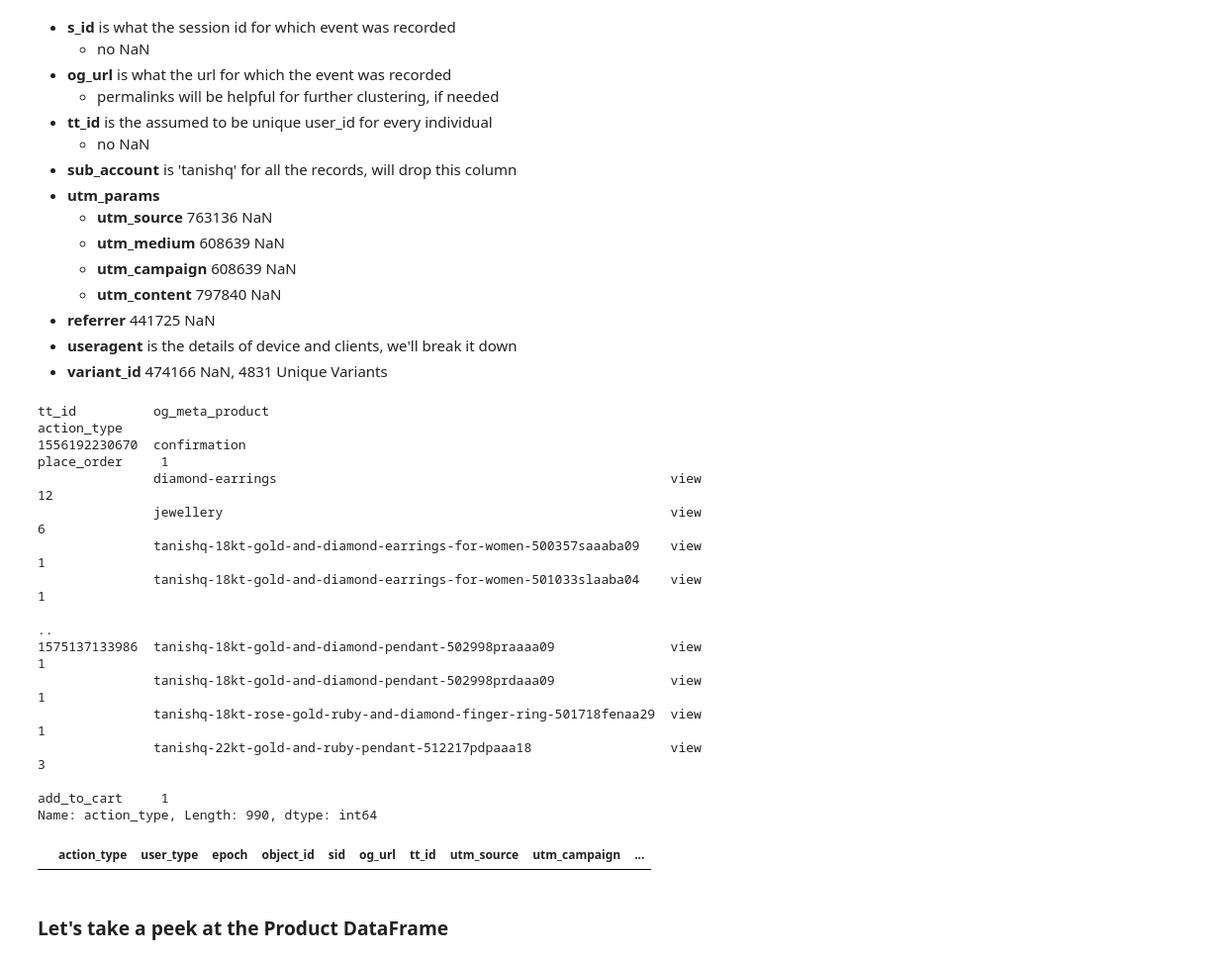
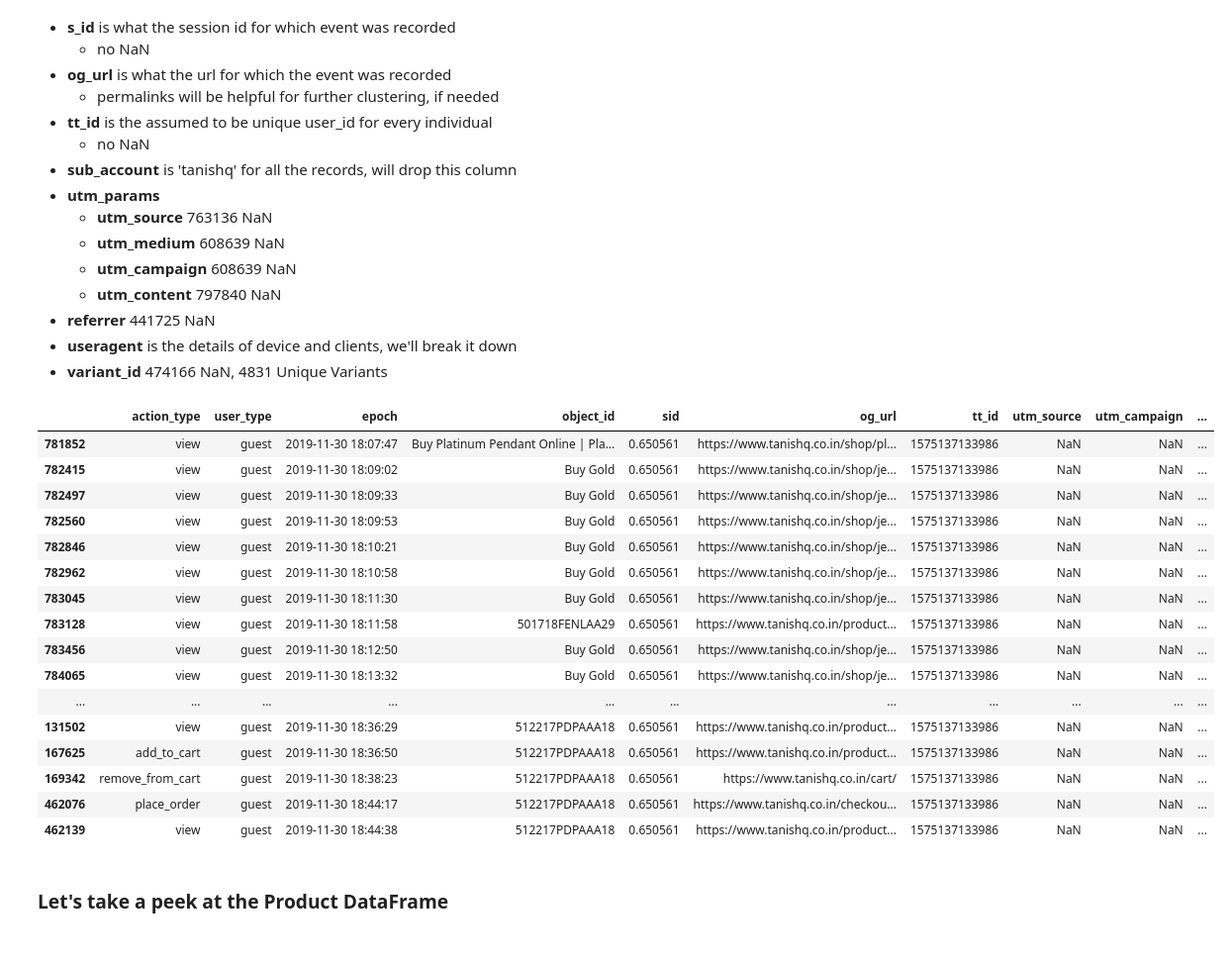
Before and after one commit to cs145442/pet-projects, a Jupyter notebook: yfret/segmenting-users-based-on-browsing-activity.ipynb, the cells around one changed output. Shown at 99% size. Drawn from its saved outputs; the diff is of its cells as text; code cells hidden in the pictures.

```diff
--- a/yfret/segmenting-users-based-on-browsing-activity.ipynb
+++ b/yfret/segmenting-users-based-on-browsing-activity.ipynb
@@ -79,25 +79,28 @@ event_df['og_meta_product'] = event_df['og_meta'].apply(lambda x: x.split(',')[1
 # tt_id of user's who placed order
 user_placed_order = event_df[event_df.action_type == 'place_order']['tt_id'].tolist()
 # %%
-event_df[event_df['tt_id'].isin(user_placed_order)].groupby(['tt_id', 'og_meta_product']).action_type.value_counts()
+# event_df[event_df['tt_id'].isin(user_placed_order)].groupby(['tt_id', 'og_meta_product']).action_type.value_counts()
-# %% [output]
-tt_id          og_meta_product                                                    action_type
-1556192230670  confirmation                                                       place_order     1
-               diamond-earrings                                                   view           12
-               jewellery                                                          view            6
-               tanishq-18kt-gold-and-diamond-earrings-for-women-500357saaaba09    view            1
-               tanishq-18kt-gold-and-diamond-earrings-for-women-501033slaaba04    view            1
-                                                                                                 ..
-1575137133986  tanishq-18kt-gold-and-diamond-pendant-502998praaaa09               view            1
-               tanishq-18kt-gold-and-diamond-pendant-502998prdaaa09               view            1
-               tanishq-18kt-rose-gold-ruby-and-diamond-finger-ring-501718fenaa29  view            1
-               tanishq-22kt-gold-and-ruby-pendant-512217pdpaaa18                  view            3
-                                                                                  add_to_cart     1
-Name: action_type, Length: 990, dtype: int64
-# %%
-event_df[event_df['tt_id'] == '1575137133986']
-# %% [output]
-|  | action_type | user_type | epoch | object_id | sid | og_url | tt_id | utm_source | utm_campaign | ... |
+# %%
+# Looking at the user activity for the tt_id '1575137133986'
+event_df[event_df['tt_id'].isin([1575137133986])].sort_values(by='epoch', ascending=True)
+# %% [output]
+|  | action_type | user_type | epoch | object_id | sid | og_url | tt_id | utm_source | utm_campaign | ... |
+| 781852 | view | guest | 2019-11-30 18:07:47 | Buy Platinum Pendant Online | Pla... | 0.650561 | https://www.tanishq.co.in/shop/pl... | 1575137133986 | NaN | NaN | ... |
+| 782415 | view | guest | 2019-11-30 18:09:02 | Buy Gold | 0.650561 | https://www.tanishq.co.in/shop/je... | 1575137133986 | NaN | NaN | ... |
+| 782497 | view | guest | 2019-11-30 18:09:33 | Buy Gold | 0.650561 | https://www.tanishq.co.in/shop/je... | 1575137133986 | NaN | NaN | ... |
+| 782560 | view | guest | 2019-11-30 18:09:53 | Buy Gold | 0.650561 | https://www.tanishq.co.in/shop/je... | 1575137133986 | NaN | NaN | ... |
+| 782846 | view | guest | 2019-11-30 18:10:21 | Buy Gold | 0.650561 | https://www.tanishq.co.in/shop/je... | 1575137133986 | NaN | NaN | ... |
+| 782962 | view | guest | 2019-11-30 18:10:58 | Buy Gold | 0.650561 | https://www.tanishq.co.in/shop/je... | 1575137133986 | NaN | NaN | ... |
+| 783045 | view | guest | 2019-11-30 18:11:30 | Buy Gold | 0.650561 | https://www.tanishq.co.in/shop/je... | 1575137133986 | NaN | NaN | ... |
+| 783128 | view | guest | 2019-11-30 18:11:58 | 501718FENLAA29 | 0.650561 | https://www.tanishq.co.in/product... | 1575137133986 | NaN | NaN | ... |
+| 783456 | view | guest | 2019-11-30 18:12:50 | Buy Gold | 0.650561 | https://www.tanishq.co.in/shop/je... | 1575137133986 | NaN | NaN | ... |
+| 784065 | view | guest | 2019-11-30 18:13:32 | Buy Gold | 0.650561 | https://www.tanishq.co.in/shop/je... | 1575137133986 | NaN | NaN | ... |
+| ... | ... | ... | ... | ... | ... | ... | ... | ... | ... | ... |
+| 131502 | view | guest | 2019-11-30 18:36:29 | 512217PDPAAA18 | 0.650561 | https://www.tanishq.co.in/product... | 1575137133986 | NaN | NaN | ... |
+| 167625 | add_to_cart | guest | 2019-11-30 18:36:50 | 512217PDPAAA18 | 0.650561 | https://www.tanishq.co.in/product... | 1575137133986 | NaN | NaN | ... |
+| 169342 | remove_from_cart | guest | 2019-11-30 18:38:23 | 512217PDPAAA18 | 0.650561 | https://www.tanishq.co.in/cart/ | 1575137133986 | NaN | NaN | ... |
+| 462076 | place_order | guest | 2019-11-30 18:44:17 | 512217PDPAAA18 | 0.650561 | https://www.tanishq.co.in/checkou... | 1575137133986 | NaN | NaN | ... |
+| 462139 | view | guest | 2019-11-30 18:44:38 | 512217PDPAAA18 | 0.650561 | https://www.tanishq.co.in/product... | 1575137133986 | NaN | NaN | ... |
 # %% [markdown]
 ### Let's take a peek at the Product DataFrame
 # %%
```
